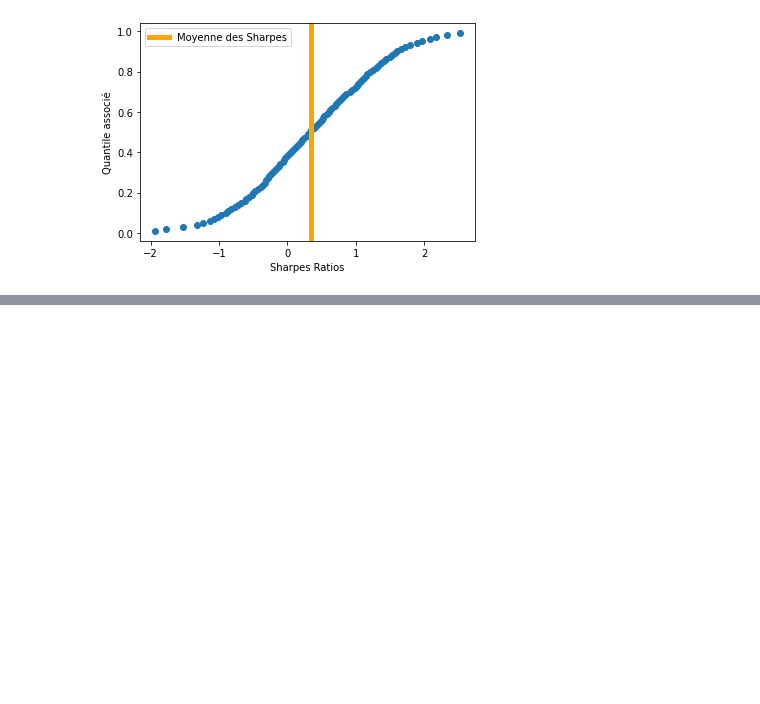
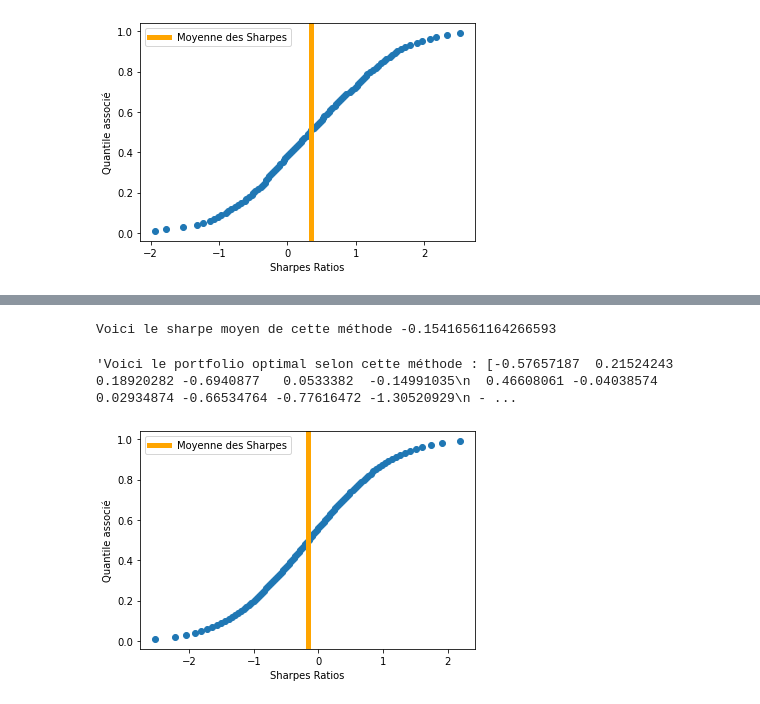
Before and after one commit to PyTomSss/StatApp_M1_ENSAE, a Jupyter notebook: Brouillon_Tom/Notebook_brouillon_Tom.ipynb, the cells around one changed output, grey strips where cells are left out. Cells and saved outputs as stored; diff of their text form; code cells hidden in the pictures; blank space fills up the shorter version.

```diff
--- a/Brouillon_Tom/Notebook_brouillon_Tom.ipynb
+++ b/Brouillon_Tom/Notebook_brouillon_Tom.ipynb
@@ -536,0 +544,6 @@ Voici le sharpe moyen de cette méthode 0.3431323828169483
+# %%
+generation_tableau_rdts(18, 256*5, [0.05], [0.2], 70000, 256, RidgeCV(fit_intercept=False, cv = 5))
+# %% [output]
+Voici le sharpe moyen de cette méthode -0.15416561164266593
+'Voici le portfolio optimal selon cette méthode : [-0.57657187  0.21524243  0.18920282 -0.6940877   0.0533382  -0.14991035\n  0.46608061 -0.04038574  0.02934874 -0.66534764 -0.77616472 -1.30520929\n - ...
+[figure, added]
```
Also changed, not shown: parts of 13 cells of this notebook.
